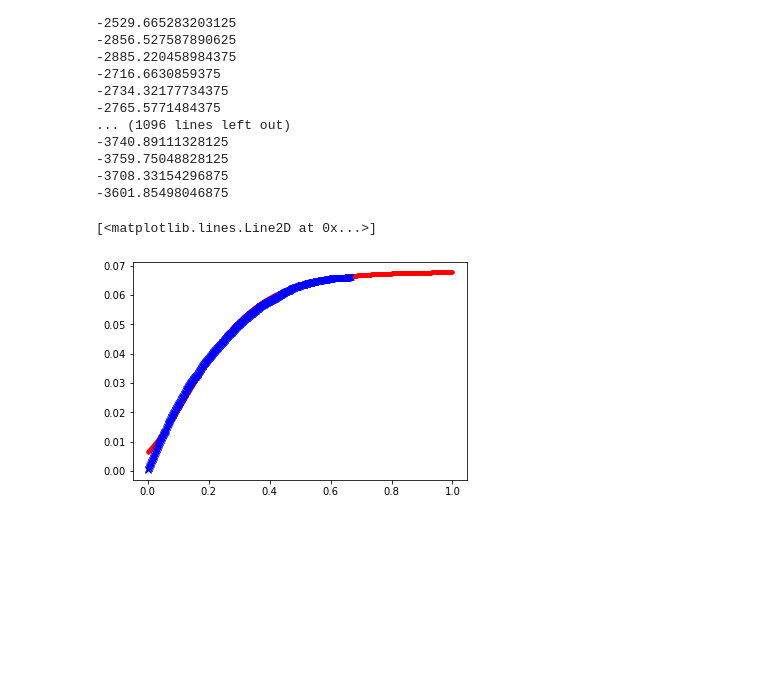
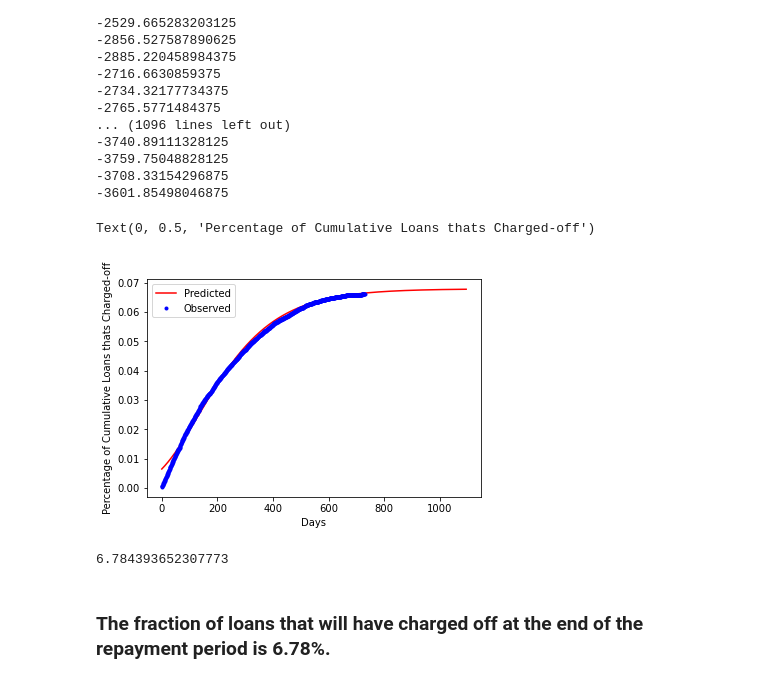
Before and after one commit to grishabhg/loan_timing, a Jupyter notebook: svi_pyro.ipynb, the cells around one changed output. Cells and saved outputs as stored; diff of their text form; code cells hidden in the pictures; blank space fills up the shorter version.

```diff
--- a/svi_pyro.ipynb
+++ b/svi_pyro.ipynb
@@ -13,13 +17,15 @@ from pyro.infer import Predictive
 # %%
-data = pd.read_csv('loan_timing.csv')
+data = pd.read_csv('D:\data\loan_timing.csv')
 data = data.rename(columns={'days since origination': 'd_origin', 'days from origination to chargeoff': 'd_chargeoff'})
-d_origin_np = data['d_origin'].to_numpy()
 data_clean = data.dropna()
 d_chargeoff_np = data_clean['d_chargeoff'].to_numpy()
 chargeoff = []
-total = []
 for i in range(np.max(d_origin_np)):
     temp_chargeoff = np.where(d_chargeoff_np == i)
-    temp_total = np.where(d_origin_np == i)
     chargeoff.append(np.size(temp_chargeoff[0]))
-    total.append(np.size(temp_total[0]))
+chargeoff = np.asarray(chargeoff)
+percentage = chargeoff*100/50000
+percentage_cumsum_np = np.cumsum(percentage)/100
+plt.plot(percentage_cumsum_np,'r.')
+plt.xlabel('Days')
+plt.ylabel('Percentage of Cumulative Loans thats Charged-off')
@@ -77,22 +83,32 @@ for i in range(num_iters):
 -3708.33154296875
 -3601.85498046875
 # %%
+# Using predictive function provided by Pyro for inference
 num_samples = 1000
 predictive = Predictive(model, guide=guide, num_samples=num_samples)
 pred = {k: v.reshape(num_samples).detach().cpu().numpy()
                for k, v in predictive(time, percentage_cumsum).items()
                if k != "obs"}
-k = pred.get('k')
-k_mean = np.mean(k, 0)
-L = pred.get('L')
-L_mean = np.mean(L, 0)
-z = pred.get('z')
-z_mean = np.mean(z, 0)
+k_pred = pred.get('k')
+k_pred_mean = np.mean(k_pred, 0)
+L_pred = pred.get('L')
+L_pred_mean = np.mean(L_pred, 0)
+z_pred = pred.get('z')
+z_pred_mean = np.mean(z_pred, 0)
 # %%
 t = np.arange(1095)/1095.
-y = L_mean*np.exp(-k_mean*np.exp(-z_mean*t))
-plt.plot(t,y,'r.')
-plt.plot(t[:730],percentage_cumsum_np,'bx')
+y_pred = L_pred_mean*np.exp(-k_pred_mean*np.exp(-z_pred_mean*t))
+plt.plot(np.arange(1095),y_pred,'r',label='Predicted')
+plt.plot(np.arange(1095)[:730],percentage_cumsum_np,'b.',label='Observed')
+plt.legend(loc="upper left")
+plt.xlabel('Days')
+plt.ylabel('Percentage of Cumulative Loans thats Charged-off')
 # %% [output]
-[<matplotlib.lines.Line2D at 0x...>]
+Text(0, 0.5, 'Percentage of Cumulative Loans thats Charged-off')
-[figure, old version]
+[figure, new version]
+# %%
+y_pred[-1]*100
+# %% [output]
+6.784393652307773
+# %% [markdown]
+### The fraction of loans that will have charged off at the end of the repayment period is 6.78%.
```
Also changed, not shown: parts of 8 cells of this notebook.
